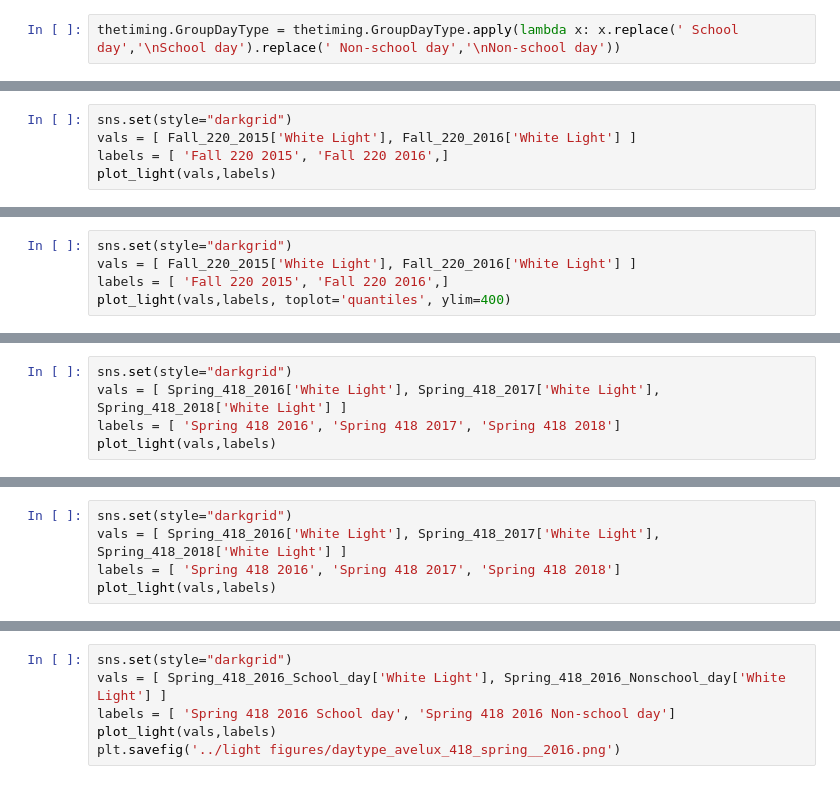
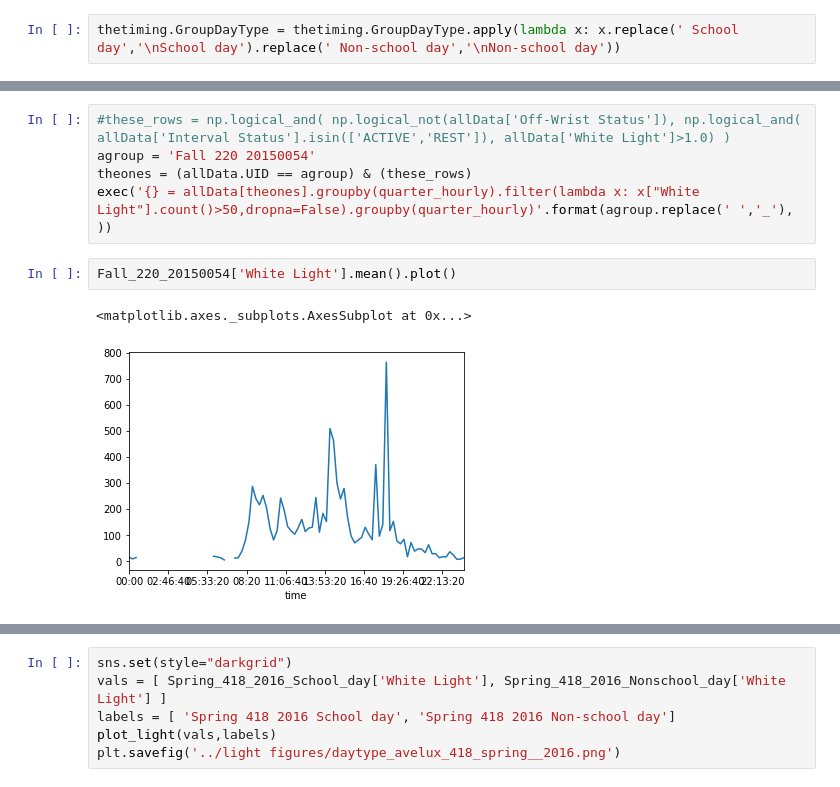
Before and after one commit to jasongfleischer/SALA, a Jupyter notebook: Analyze by person.ipynb, the cells around one changed output, grey strips where cells are left out. Drawn from its saved outputs; the diff is of its cells as text.

```diff
--- a/Analyze by person.ipynb
+++ b/Analyze by person.ipynb
@@ -670,5 +351,0 @@ Winter 220 2018 - cumulative Lux*sec: 4.549549e+05, center of mass of light expo
-# %%
-sns.set(style="darkgrid")
-vals = [ Fall_220_2015['White Light'], Fall_220_2016['White Light'] ]
-labels = [ 'Fall 220 2015', 'Fall 220 2016',]
-plot_light(vals,labels)
@@ -679,5 +351,0 @@ Fall 220 2016 - cumulative Lux*sec: 4.341951e+05, center of mass of light exposu
-# %%
-sns.set(style="darkgrid")
-vals = [ Fall_220_2015['White Light'], Fall_220_2016['White Light'] ]
-labels = [ 'Fall 220 2015', 'Fall 220 2016',]
-plot_light(vals,labels, toplot='quantiles', ylim=400)
@@ -688,5 +351,0 @@ Fall 220 2016 - cumulative Lux*sec: 3.856580e+04, center of mass of light exposu
-# %%
-sns.set(style="darkgrid")
-vals = [ Spring_418_2016['White Light'], Spring_418_2017['White Light'], Spring_418_2018['White Light'] ]
-labels = [ 'Spring 418 2016', 'Spring 418 2017', 'Spring 418 2018']
-plot_light(vals,labels)
@@ -698,5 +351,0 @@ Spring 418 2018 - cumulative Lux*sec: 4.431190e+05, center of mass of light expo
-# %%
-sns.set(style="darkgrid")
-vals = [ Spring_418_2016['White Light'], Spring_418_2017['White Light'], Spring_418_2018['White Light'] ]
-labels = [ 'Spring 418 2016', 'Spring 418 2017', 'Spring 418 2018']
-plot_light(vals,labels)
@@ -730,0 +478,10 @@ Winter 220 2018 Non-school day
+# %%
+#these_rows = np.logical_and( np.logical_not(allData['Off-Wrist Status']), np.logical_and( allData['Interval Status'].isin(['ACTIVE','REST']), allData['White Light']>1.0) )
+agroup = 'Fall 220 20150054'
+theones = (allData.UID == agroup) & (these_rows)
+exec('{} = allData[theones].groupby(quarter_hourly).filter(lambda x: x["White Light"].count()>50,dropna=False).groupby(quarter_hourly)'.format(agroup.replace(' ','_'),  ))
+# %%
+Fall_220_20150054['White Light'].mean().plot()
+# %% [output]
+<matplotlib.axes._subplots.AxesSubplot at 0x...>
+[figure, added]
```
Also changed, not shown: parts of 58 cells of this notebook.
